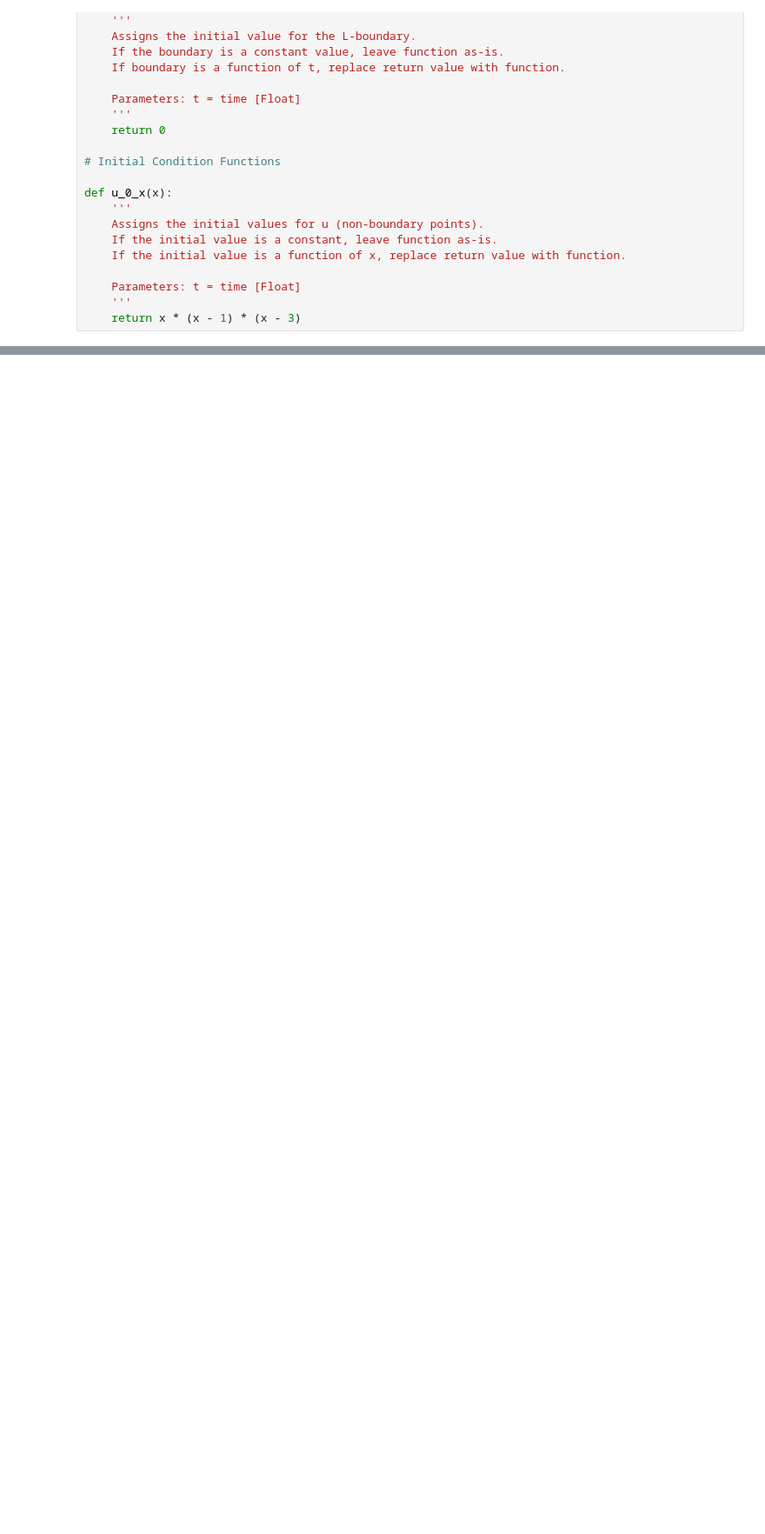
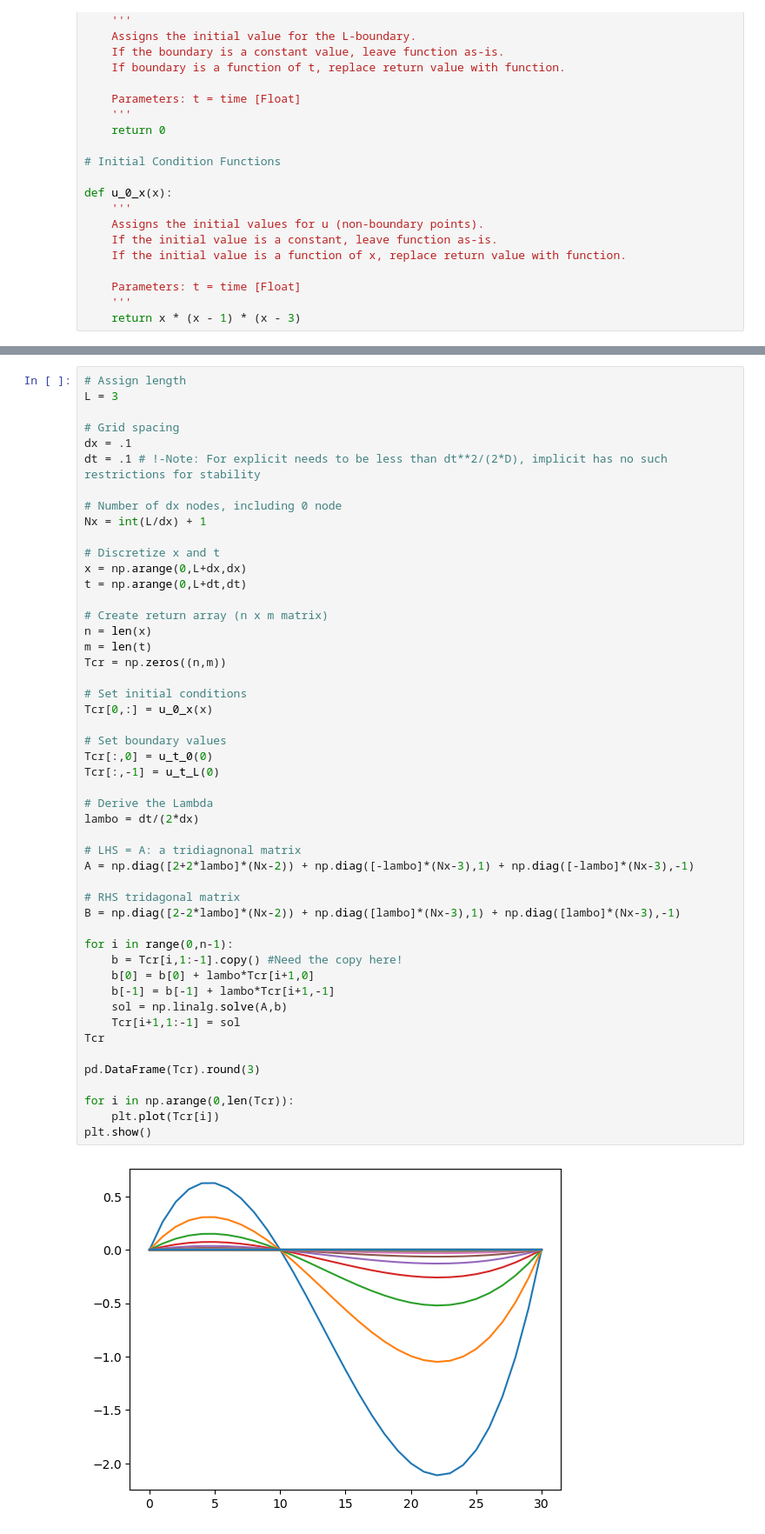
Before and after one commit to Miller-Ryan-1/csueb_phys, a Jupyter notebook: numerical_pdes/inviscid_burgers.ipynb, the cells around one changed output, grey strips where cells are left out. Shown at 87% size. Cells and saved outputs as stored; diff of their text form; blank space fills up the shorter version.

```diff
--- a/numerical_pdes/inviscid_burgers.ipynb
+++ b/numerical_pdes/inviscid_burgers.ipynb
@@ -117,0 +175,51 @@ A = np.diag([1+2*lambo]*(Nx-2)) + np.diag([-lambo]*(Nx-3),1) + np.diag([-lambo]*
+# %%
+# Assign length
+L = 3
+
+# Grid spacing
+dx = .1
+dt = .1 # !-Note: For explicit needs to be less than dt**2/(2*D), implicit has no such restrictions for stability
+
+# Number of dx nodes, including 0 node
+Nx = int(L/dx) + 1
+
+# Discretize x and t
+x = np.arange(0,L+dx,dx)
+t = np.arange(0,L+dt,dt)
+
+# Create return array (n x m matrix)
+n = len(x)
+m = len(t)
+Tcr = np.zeros((n,m))
+
+# Set initial conditions
+Tcr[0,:] = u_0_x(x)
+
+# Set boundary values
+Tcr[:,0] = u_t_0(0)
+Tcr[:,-1] = u_t_L(0)
+
+# Derive the Lambda
+lambo = dt/(2*dx)
+
+# LHS = A: a tridiagnonal matrix
+A = np.diag([2+2*lambo]*(Nx-2)) + np.diag([-lambo]*(Nx-3),1) + np.diag([-lambo]*(Nx-3),-1)
+
+# RHS tridagonal matrix
+B = np.diag([2-2*lambo]*(Nx-2)) + np.diag([lambo]*(Nx-3),1) + np.diag([lambo]*(Nx-3),-1)
+
+for i in range(0,n-1):
+    b = Tcr[i,1:-1].copy() #Need the copy here!
+    b[0] = b[0] + lambo*Tcr[i+1,0]
+    b[-1] = b[-1] + lambo*Tcr[i+1,-1]
+    sol = np.linalg.solve(A,b)
+    Tcr[i+1,1:-1] = sol
+Tcr
+
+pd.DataFrame(Tcr).round(3)
+
+for i in np.arange(0,len(Tcr)):
+    plt.plot(Tcr[i])
+plt.show()
+# %% [output]
+[figure, added]
```
Also changed, not shown: parts of 10 cells of this notebook, 6 other files.
